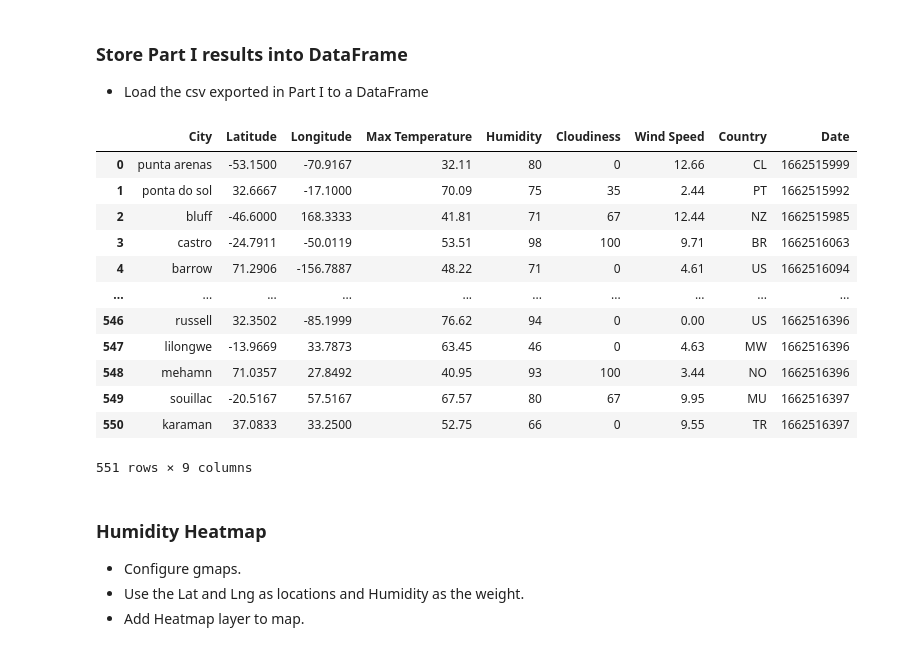
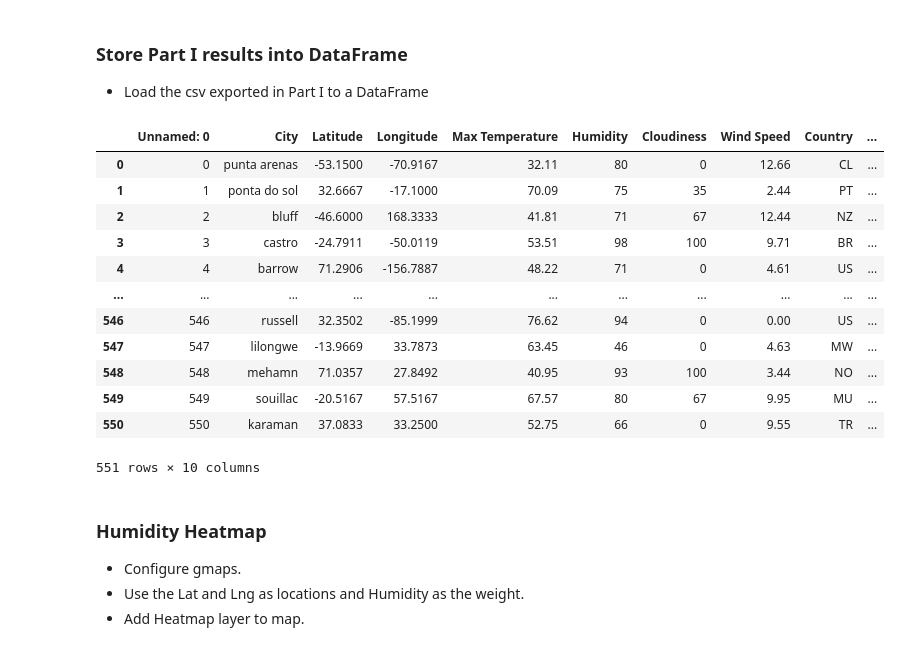
Before and after one commit to klew1230/python-api-challenge, a Jupyter notebook: WeatherPy/VacationPy.ipynb, the cells around one changed output. Saved outputs shown, nothing was run; the diff lists cells and outputs as text; code cells hidden in the pictures.

```diff
--- a/WeatherPy/VacationPy.ipynb
+++ b/WeatherPy/VacationPy.ipynb
@@ -21,22 +21,22 @@ from api_keys import g_key
 ### Store Part I results into DataFrame
 * Load the csv exported in Part I to a DataFrame
 # %%
-weather_data_df = pd.read_csv("../output_data/weather_data.csv")
+weather_data_df = pd.read_csv('../output_data/cities.csv')
 weather_data_df
 # %% [output]
-|  | City | Latitude | Longitude | Max Temperature | Humidity | Cloudiness | Wind Speed | Country | Date |
-| 0 | punta arenas | -53.1500 | -70.9167 | 32.11 | 80 | 0 | 12.66 | CL | 1662515999 |
-| 1 | ponta do sol | 32.6667 | -17.1000 | 70.09 | 75 | 35 | 2.44 | PT | 1662515992 |
-| 2 | bluff | -46.6000 | 168.3333 | 41.81 | 71 | 67 | 12.44 | NZ | 1662515985 |
-| 3 | castro | -24.7911 | -50.0119 | 53.51 | 98 | 100 | 9.71 | BR | 1662516063 |
-| 4 | barrow | 71.2906 | -156.7887 | 48.22 | 71 | 0 | 4.61 | US | 1662516094 |
-| ... | ... | ... | ... | ... | ... | ... | ... | ... | ... |
-| 546 | russell | 32.3502 | -85.1999 | 76.62 | 94 | 0 | 0.00 | US | 1662516396 |
-| 547 | lilongwe | -13.9669 | 33.7873 | 63.45 | 46 | 0 | 4.63 | MW | 1662516396 |
-| 548 | mehamn | 71.0357 | 27.8492 | 40.95 | 93 | 100 | 3.44 | NO | 1662516396 |
-| 549 | souillac | -20.5167 | 57.5167 | 67.57 | 80 | 67 | 9.95 | MU | 1662516397 |
-| 550 | karaman | 37.0833 | 33.2500 | 52.75 | 66 | 0 | 9.55 | TR | 1662516397 |
+|  | Unnamed: 0 | City | Latitude | Longitude | Max Temperature | Humidity | Cloudiness | Wind Speed | Country | ... |
+| 0 | 0 | punta arenas | -53.1500 | -70.9167 | 32.11 | 80 | 0 | 12.66 | CL | ... |
+| 1 | 1 | ponta do sol | 32.6667 | -17.1000 | 70.09 | 75 | 35 | 2.44 | PT | ... |
+| 2 | 2 | bluff | -46.6000 | 168.3333 | 41.81 | 71 | 67 | 12.44 | NZ | ... |
+| 3 | 3 | castro | -24.7911 | -50.0119 | 53.51 | 98 | 100 | 9.71 | BR | ... |
+| 4 | 4 | barrow | 71.2906 | -156.7887 | 48.22 | 71 | 0 | 4.61 | US | ... |
+| ... | ... | ... | ... | ... | ... | ... | ... | ... | ... | ... |
+| 546 | 546 | russell | 32.3502 | -85.1999 | 76.62 | 94 | 0 | 0.00 | US | ... |
+| 547 | 547 | lilongwe | -13.9669 | 33.7873 | 63.45 | 46 | 0 | 4.63 | MW | ... |
+| 548 | 548 | mehamn | 71.0357 | 27.8492 | 40.95 | 93 | 100 | 3.44 | NO | ... |
+| 549 | 549 | souillac | -20.5167 | 57.5167 | 67.57 | 80 | 67 | 9.95 | MU | ... |
+| 550 | 550 | karaman | 37.0833 | 33.2500 | 52.75 | 66 | 0 | 9.55 | TR | ... |
-551 rows × 9 columns
+551 rows × 10 columns
 # %% [markdown]
 ### Humidity Heatmap
 * Configure gmaps.
```
Also changed, not shown: parts of 6 cells of this notebook.
